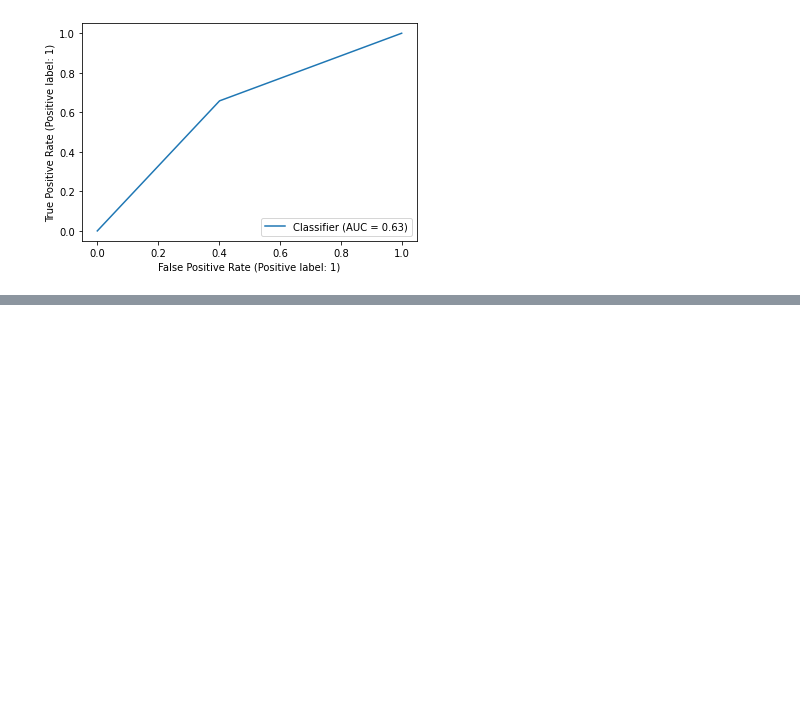
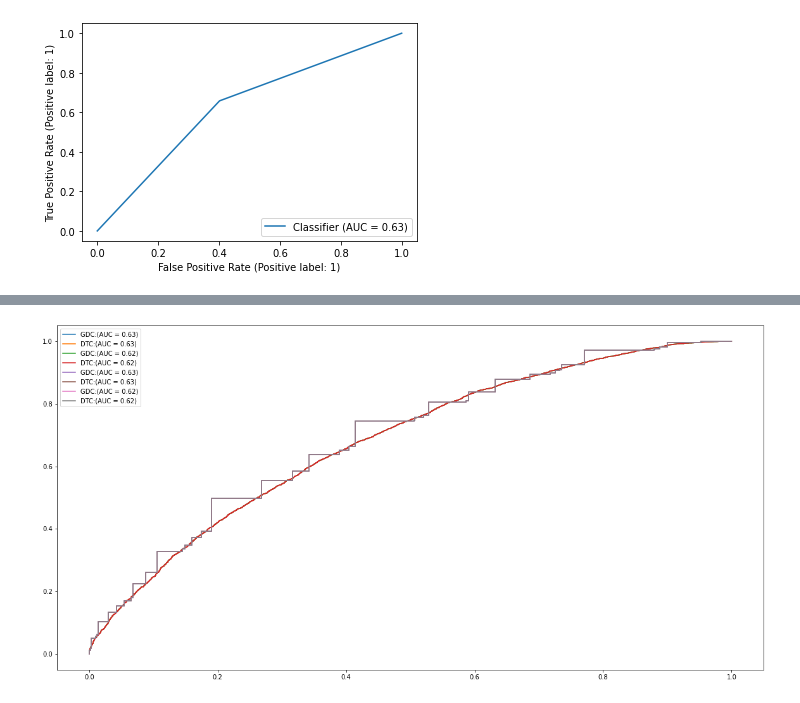
Before and after one commit to P-AEL/ML-Projekt, a Jupyter notebook: Flo/gradient_boosting.ipynb, the cells around one changed output, grey strips where cells are left out. Cells and saved outputs as stored; diff of their text form; code cells hidden in the pictures; blank space fills up the shorter version.

```diff
--- a/Flo/gradient_boosting.ipynb
+++ b/Flo/gradient_boosting.ipynb
@@ -284,0 +330,15 @@ RocCurveDisplay.from_predictions(y_test, y_pred_test_best_gbc)
+# %%
+def plot_roc_curve12(X_test, y_test, y_predict, auc_score, labels):
+ plt.figure(figsize= (20,10))
+
+ for model in y_predict:
+  for score in auc_score:
+   for label in labels:
+    fpr, tpr, thr = roc_curve(y_test, model.predict_proba(X_test)[:,1])
+    auc = roc_auc_score(y_test, score)
+    plt.step(x=fpr, y=tpr, label=f"{label}:(AUC = {auc.round(2)})")
+ plt.legend()
+# %%
+plot_roc_curve12(y_test= y_test, y_predict= [best_gbc, best_dtc], labels= ["GDC", "DTC"], X_test= X_test, auc_score= [y_pred_test_best_gbc, y_pred_test_best_dtc])
+# %% [output]
+[figure, added]
```
Also changed, not shown: parts of 8 cells of this notebook, 1 other file.
